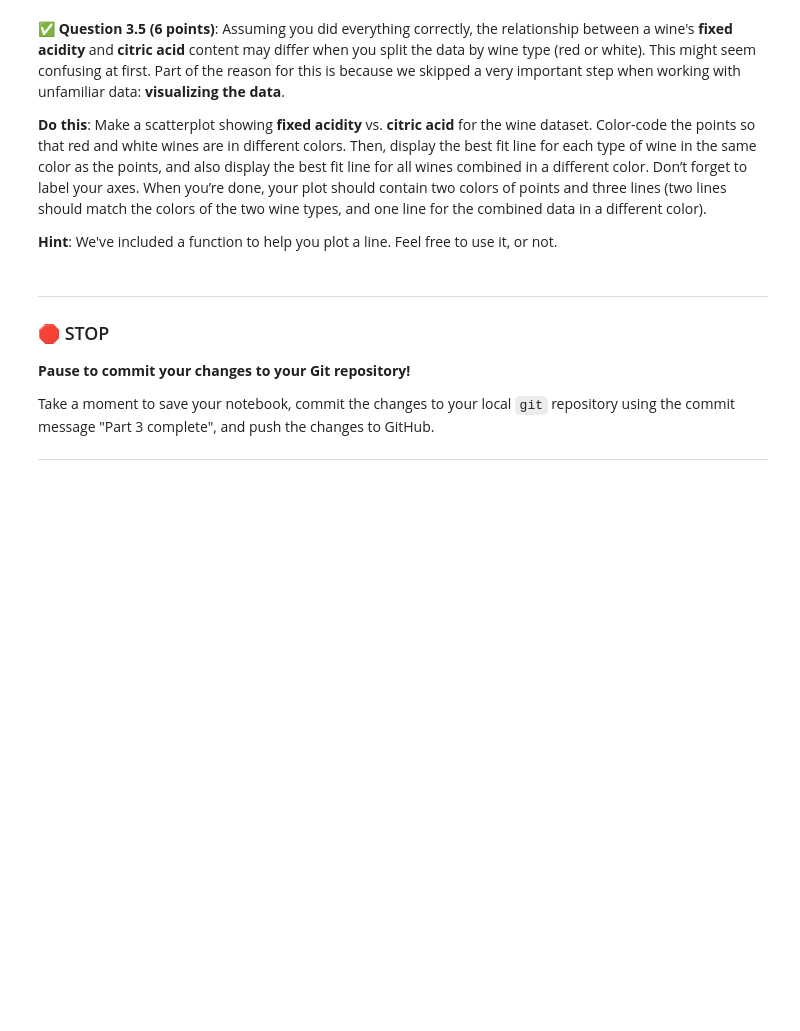
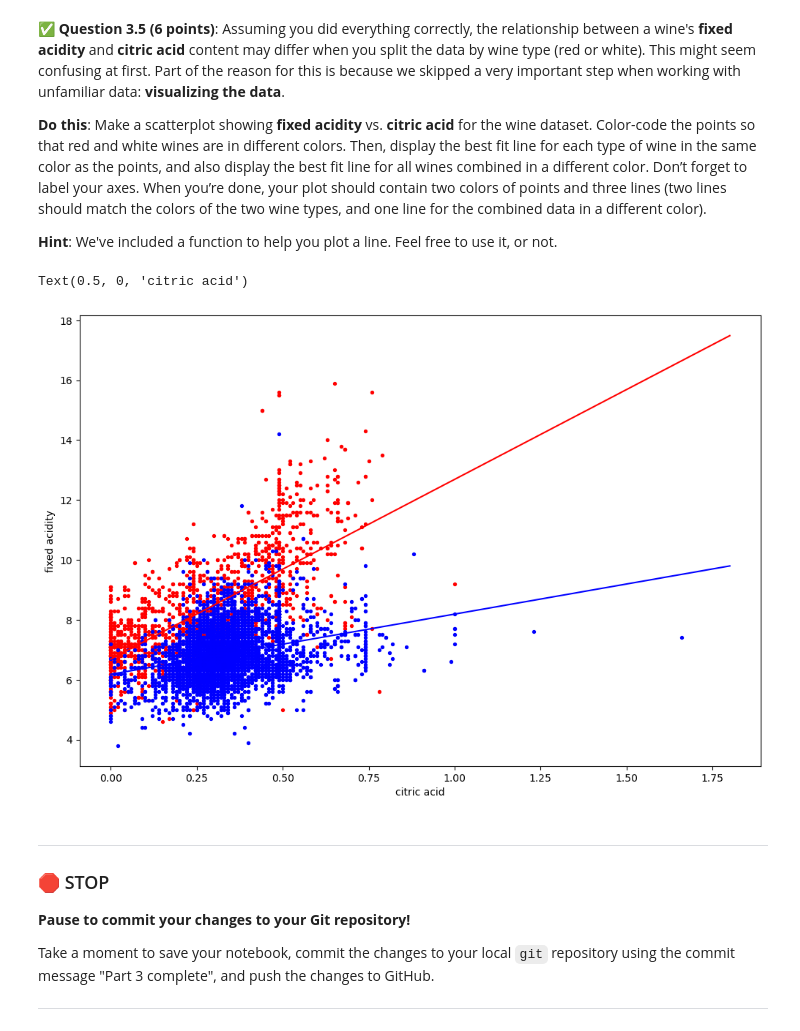
Before and after one commit to LukeAurilia/CMSE202-f24-turnin, a Jupyter notebook: hw-03/HW-03_Regression-STUDENT.ipynb, the cells around one changed output. Drawn from its saved outputs; the diff is of its cells as text; code cells hidden in the pictures; blank space fills up the shorter version.

```diff
--- a/hw-03/HW-03_Regression-STUDENT.ipynb
+++ b/hw-03/HW-03_Regression-STUDENT.ipynb
@@ -200,12 +289,26 @@ For this problem, make sure that you’re using the entire wine dataset, not jus
 # %%
 # Put your code here
 
 import matplotlib.pyplot as plt
 import numpy as np
 def plot_line(slope, intercept, xmin, xmax, color):
     xline = np.array([xmin,xmax])
     yline = slope*xline+intercept
     plt.plot(xline,yline,color)
+
+plt.figure(figsize = (12,8))
+plt.scatter(red_wine_df['citric acid'], red_wine_df['fixed acidity'], s=8,color = 'red')
+plt.scatter(white_wine_df['citric acid'], white_wine_df['fixed acidity'],s=8, color = 'blue')
+#red line
+plot_line(6,6.69, 0, 1.8,'red')
+plot_line(2.01,6.18,0,1.8,'blue')
+
+
+plt.ylabel('fixed acidity')
+plt.xlabel('citric acid')
+# %% [output]
+Text(0.5, 0, 'citric acid')
+[figure, added]
 # %% [markdown]
 ---
 ### &#128721; STOP
```
Also changed, not shown: parts of 10 cells of this notebook.
